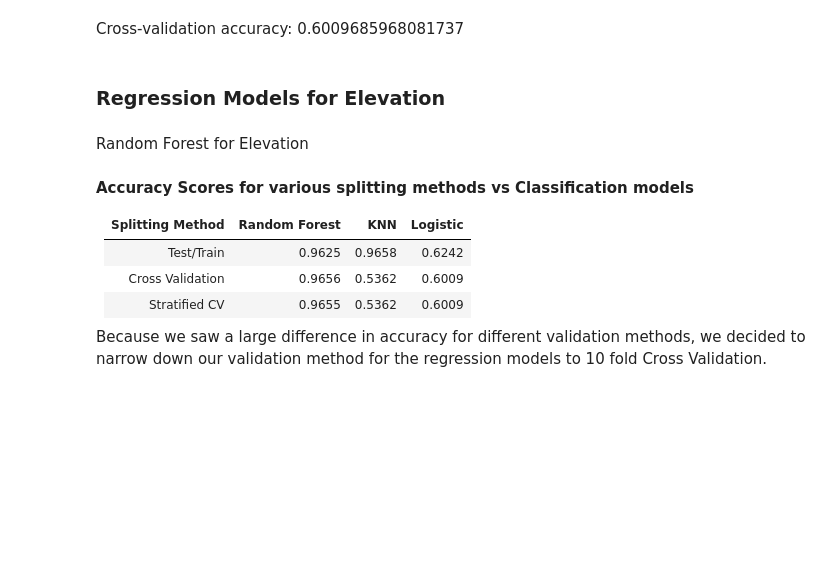
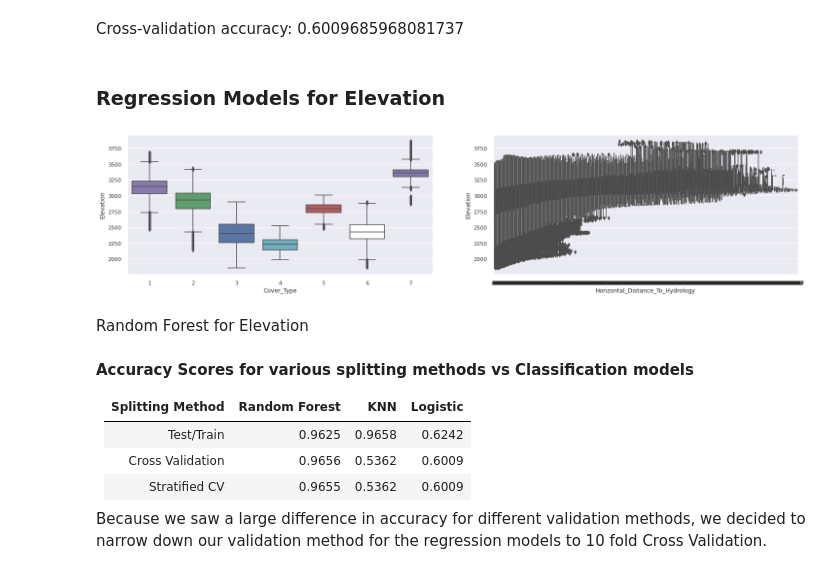
Before and after one commit to KendallScott/Machine-Learning, a Jupyter notebook: Lab 2/Lab_2.ipynb, the cells around one changed output. Cells and saved outputs as stored; diff of their text form; code cells hidden in the pictures; blank space fills up the shorter version.

```diff
--- a/Lab 2/Lab_2.ipynb
+++ b/Lab 2/Lab_2.ipynb
@@ -712,16 +711,18 @@ Cross-validation accuracy: 0.6009685968081737
 # %%
 sns.set(rc={'figure.figsize':(24.7,5.27)})
 
 #side by side plot
 fig, ax =plt.subplots(1,2)
 
 # box plots for elevation vs cover type
 sns.boxplot(x = 'Cover_Type', y = 'Elevation', data = forest_cover_type, ax=ax[0], palette=["m", "g", "b", "c", "r", "w", "m"])
 
 # box plots for elevation vs cover type
-sns.boxplot(x = 'Horizontal_Distance_to_Hydrology', y = 'Elevation', data = forest_cover_type, ax=ax[0], palette=["m", "g", "b", "c", "r", "w", "m"])
+sns.boxplot(x = 'Horizontal_Distance_To_Hydrology', y = 'Elevation', data = forest_cover_type, ax=ax[1], palette=["m", "g", "b", "c", "r", "w", "m"])
 
 fig.show()
+# %% [output]
+[figure, added]
 # %%
 # Make target variable and data variable
 yreg = forest_cover_type[['Elevation']]
```
Also changed, not shown: parts of 9 cells of this notebook.
